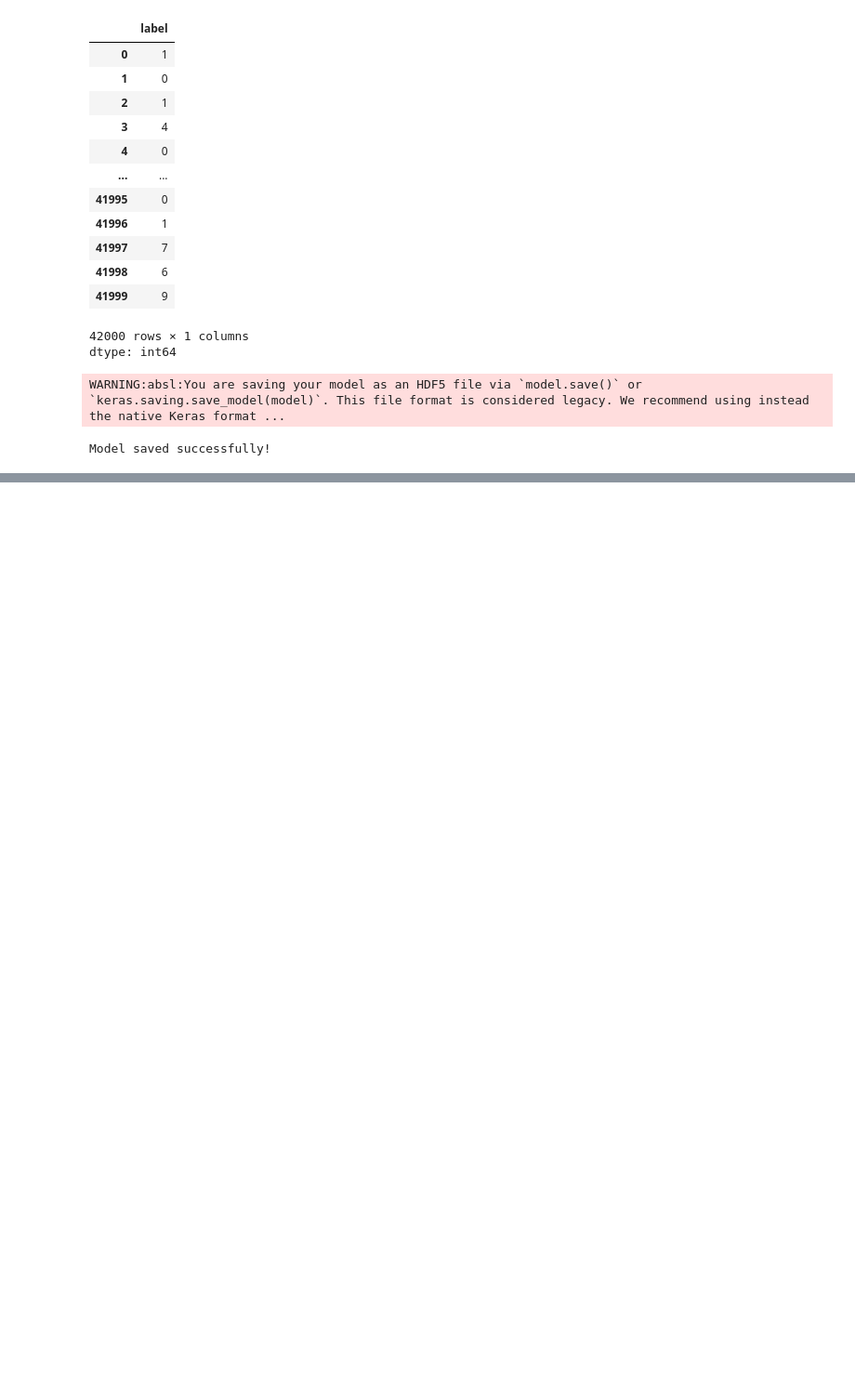
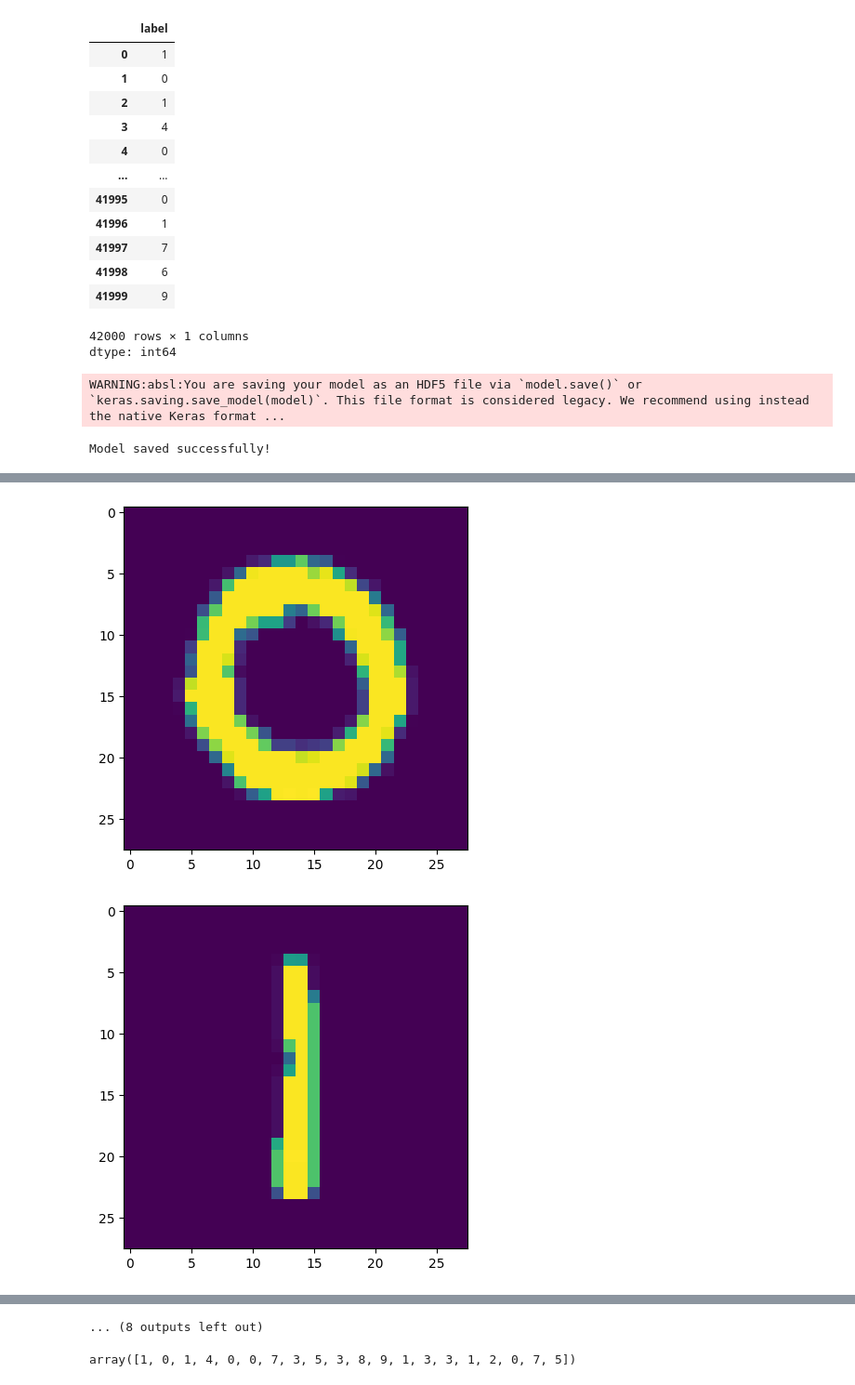
Before and after one commit to lalitha-sahitya/Handwritten-digit-recognition, a Jupyter notebook: digit_classification.ipynb, the cells around one changed output, grey strips where cells are left out. Shown at 93% size. Drawn from its saved outputs; the diff is of its cells as text; code cells hidden in the pictures; blank space fills up the shorter version.

```diff
--- a/digit_classification.ipynb
+++ b/digit_classification.ipynb
@@ -282,0 +307,5 @@ sol('/content/d238c35f371dd75bec942ae03016c02d_t.jpeg')
+# %%
+for i in range(20):
+  plt.imshow(data_arr[i])
+  plt.show()
+# %% [output]
@@ -282,0 +313,2 @@ sol('/content/d238c35f371dd75bec942ae03016c02d_t.jpeg')
+[figure, added]
+[figure, added]
@@ -282,0 +324,5 @@ sol('/content/d238c35f371dd75bec942ae03016c02d_t.jpeg')
+... (8 outputs left out)
+# %%
+m[:20]
+# %% [output]
+array([1, 0, 1, 4, 0, 0, 7, 3, 5, 3, 8, 9, 1, 3, 3, 1, 2, 0, 7, 5])
```
Also changed, not shown: parts of 30 cells of this notebook.
